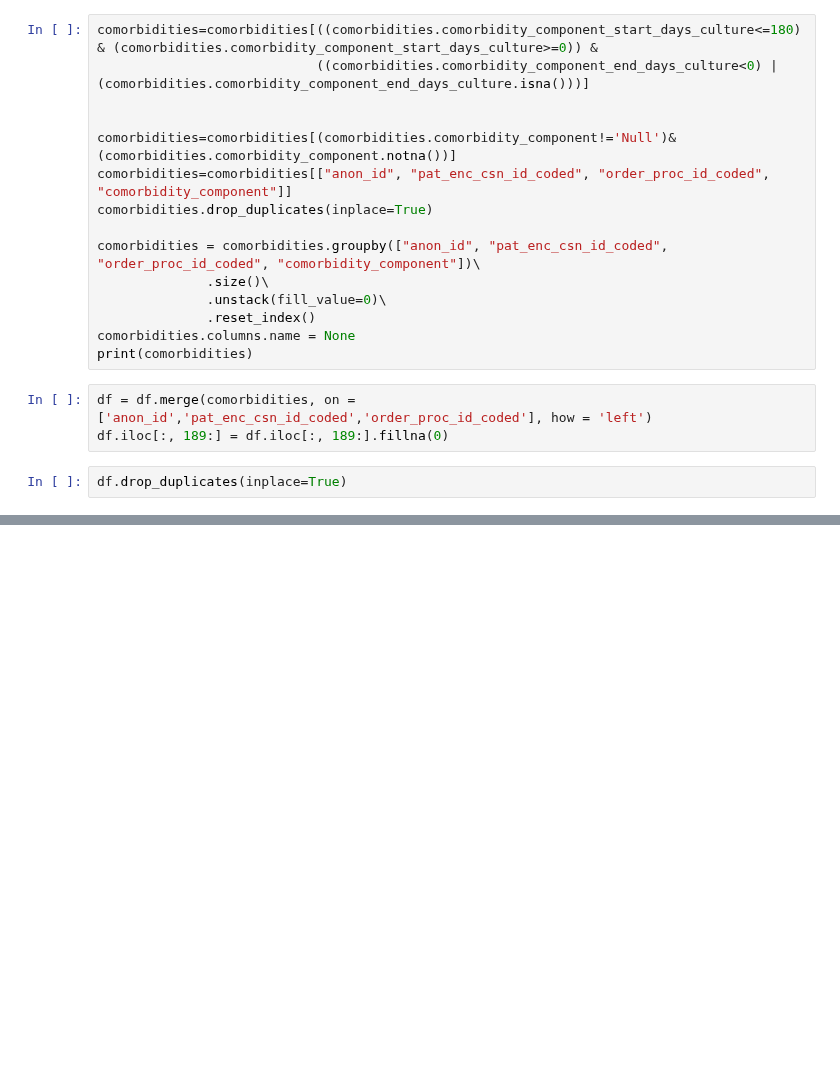
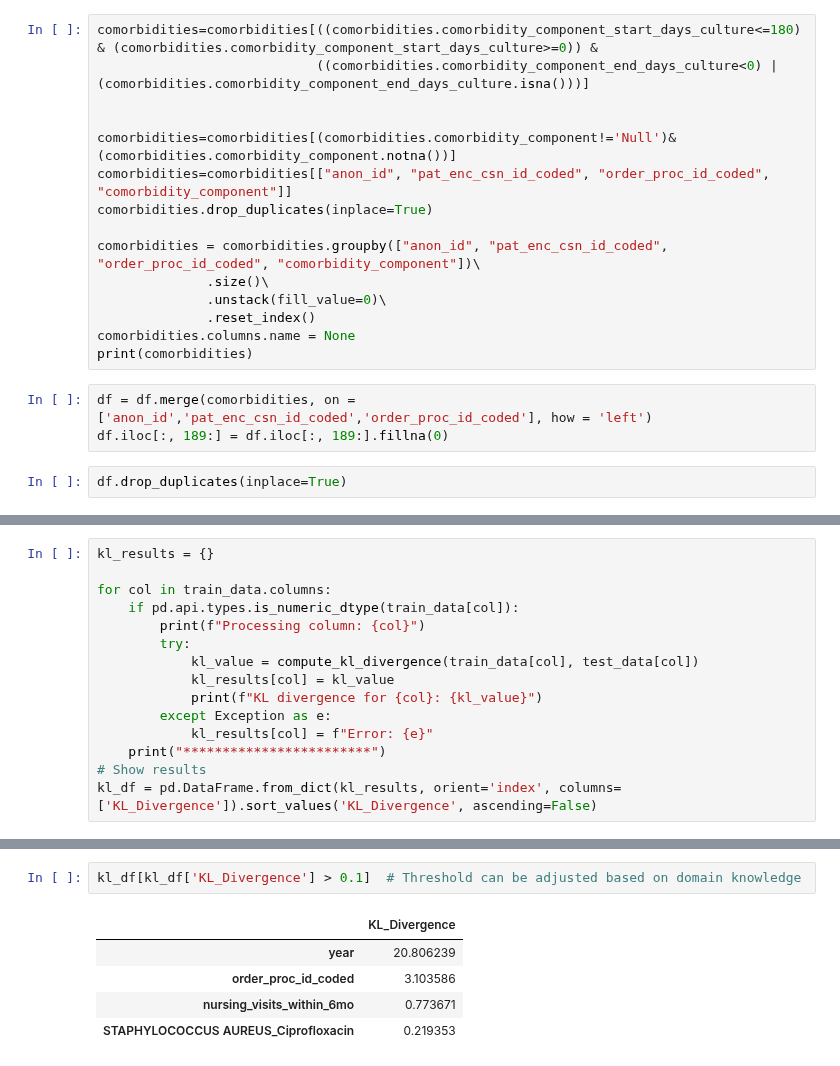
Before and after one commit to HealthRex/CDSS, a Jupyter notebook: scripts/antibiotic-susceptibility/Aim1b/Datapreprocessing/DataPrepration_Inpatient_AllAbx.ipynb, the cells around one changed output, grey strips where cells are left out. Saved outputs shown, nothing was run; the diff lists cells and outputs as text; blank space fills up the shorter version.

```diff
--- a/scripts/antibiotic-susceptibility/Aim1b/Datapreprocessing/DataPrepration_Inpatient_AllAbx.ipynb
+++ b/scripts/antibiotic-susceptibility/Aim1b/Datapreprocessing/DataPrepration_Inpatient_AllAbx.ipynb
@@ -373,0 +465,15 @@ df.to_csv('Model1_with_Comorbidity_components.csv',index=False)
+# %%
+kl_results = {}
+
+for col in train_data.columns:
+    if pd.api.types.is_numeric_dtype(train_data[col]):
+        print(f"Processing column: {col}")
+        try:
+            kl_value = compute_kl_divergence(train_data[col], test_data[col])
+            kl_results[col] = kl_value
+            print(f"KL divergence for {col}: {kl_value}")
+        except Exception as e:
+            kl_results[col] = f"Error: {e}"
+    print("************************")
+# Show results
+kl_df = pd.DataFrame.from_dict(kl_results, orient='index', columns=['KL_Divergence']).sort_values('KL_Divergence', ascending=False)
@@ -373,0 +515,8 @@ df.to_csv('Model1_with_Comorbidity_components.csv',index=False)
+# %%
+kl_df[kl_df['KL_Divergence'] > 0.1]  # Threshold can be adjusted based on domain knowledge
+# %% [output]
+|  | KL_Divergence |
+| year | 20.806239 |
+| order_proc_id_coded | 3.103586 |
+| nursing_visits_within_6mo | 0.773671 |
+| STAPHYLOCOCCUS AUREUS_Ciprofloxacin | 0.219353 |
```
Also changed, not shown: parts of 23 cells of this notebook.
